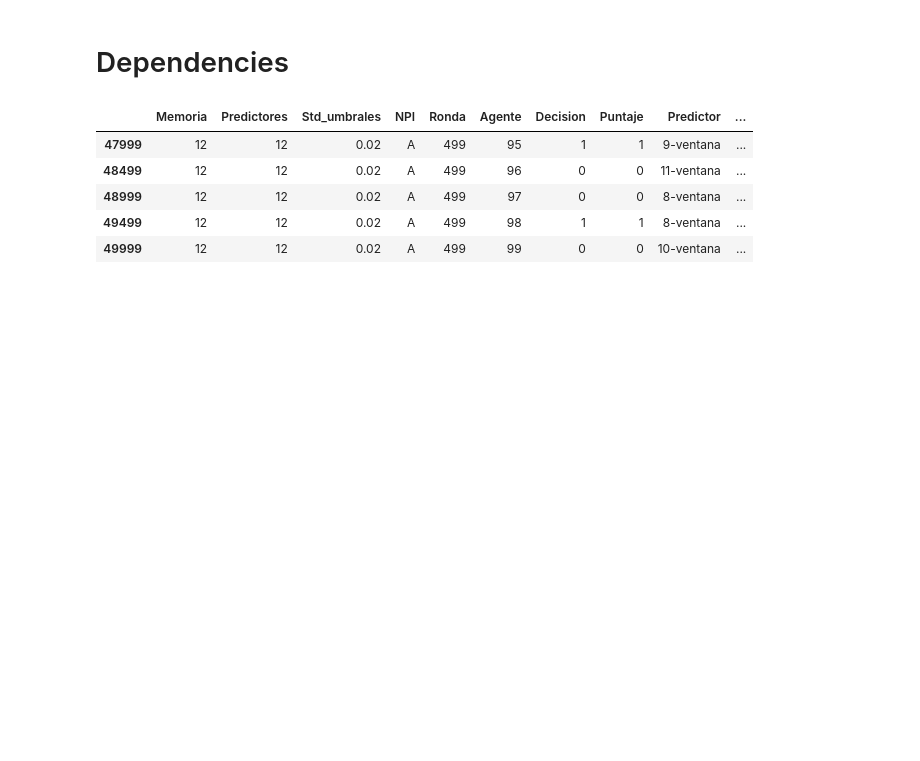
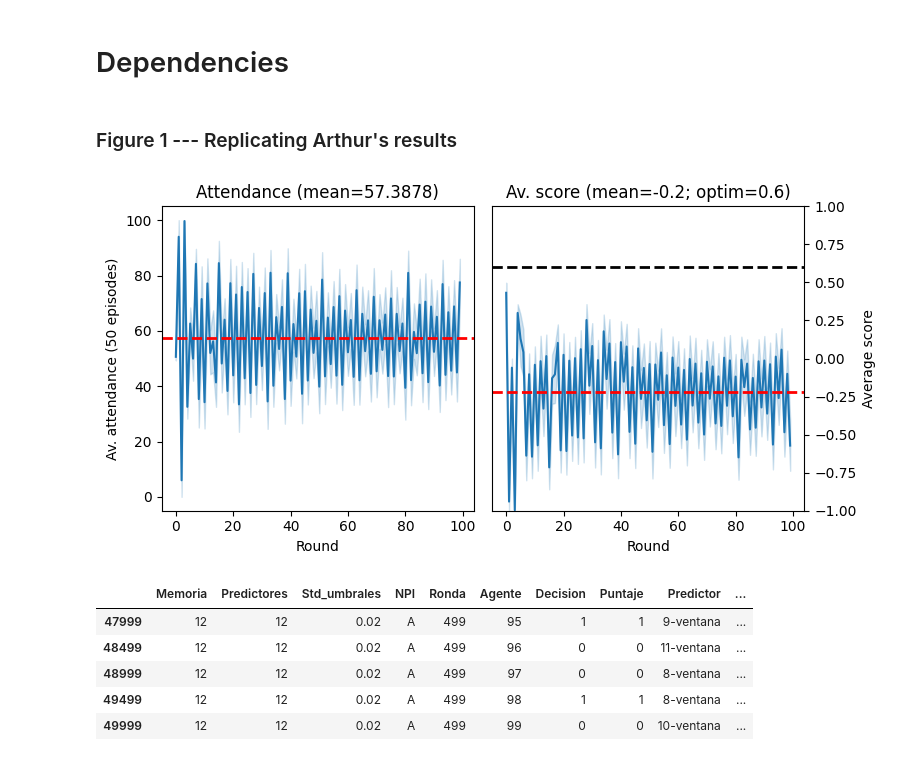
Before and after one commit to EAndrade-Lotero/ElFarolArthur, a Jupyter notebook: Figures.ipynb, the cells around one changed output. Cells and saved outputs as stored; diff of their text form; code cells hidden in the pictures; blank space fills up the shorter version.

Commit message:
add comparison with Arthur's original

```diff
--- a/Figures.ipynb
+++ b/Figures.ipynb
@@ -11,3 +11,5 @@ from scipy.stats import kurtosis, skew
 from itertools import combinations
 import warnings
 warnings.filterwarnings('ignore')
+# %% [markdown]
+### Figure 1 --- Replicating Arthur's results
@@ -13,0 +45,32 @@ warnings.filterwarnings('ignore')
+# %%
+# Find attendance
+df_simple = df.groupby(['Identificador', 'Ronda']).agg({
+    'Estado':'sum',
+    'Puntaje':'mean'
+})
+mean_attendance = df_simple['Estado'].mean()
+# print(f'Mean attendance:', mean_attendance)
+mean_score = df_simple['Puntaje'].mean()
+
+# Plot
+fig, axes = plt.subplots(1, 2, figsize=(8,4))
+
+sns.lineplot(x='Ronda', y='Estado', data=df_simple, ax=axes[0])
+axes[0].set_xlabel('Round')
+axes[0].set_ylabel('Av. attendance (50 episodes)')
+axes[0].axhline(y=mean_attendance, color='red', linestyle='--', linewidth=2)
+axes[0].set_title(f"Attendance (mean={mean_attendance})")
+
+sns.lineplot(x='Ronda', y='Puntaje', data=df_simple, ax=axes[1])
+axes[1].set_xlabel('Round')
+axes[1].set_ylabel('Average score')
+axes[1].axhline(y=0.6, color='black', linestyle='--', linewidth=2) # Optimum score
+axes[1].axhline(y=mean_score, color='red', linestyle='--', linewidth=2) # Mean score
+axes[1].yaxis.set_label_position("right")
+axes[1].yaxis.tick_right()
+axes[1].set_title(f"Av. score (mean={round(mean_score,1)}; optim=0.6)")
+axes[1].set_ylim([-1, 1])
+
+fig.tight_layout()
+# %% [output]
+[figure, added]
```
Also changed, not shown: parts of 5 cells of this notebook, 2 other files.
